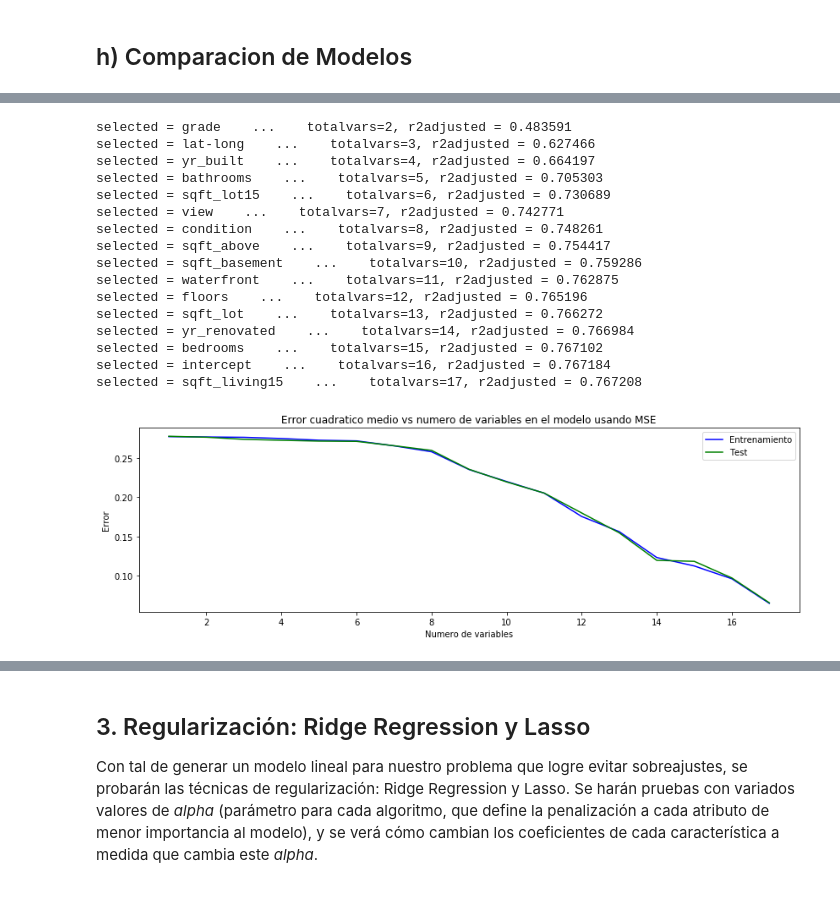
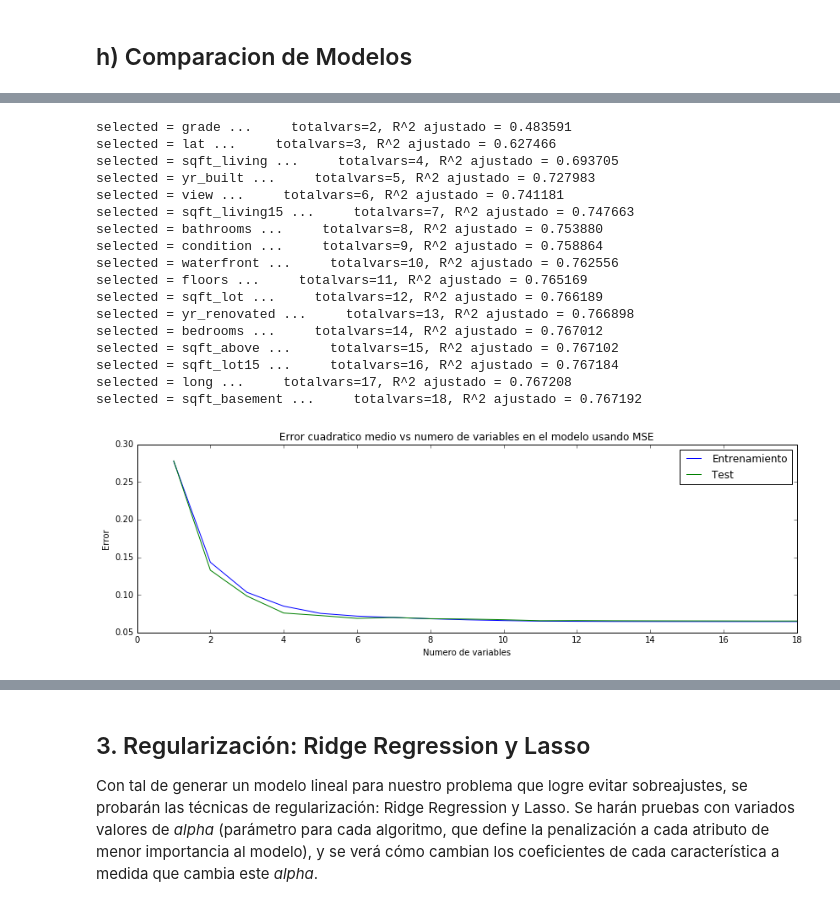
Before and after one commit to VitoVoti/ML_T1_LinReg, a Jupyter notebook: Tarea1 .ipynb, the cells around one changed output, grey strips where cells are left out. Cells and saved outputs as stored; diff of their text form; code cells hidden in the pictures.

```diff
--- a/Tarea1 .ipynb
+++ b/Tarea1 .ipynb
@@ -525,17 +517,18 @@ Se usará para la seleccion de atributos el algoritmo Forward Step-wise Selectio
 
 A continuación se presenta el código necesario y los resultados obtenidos.
 # %%
-names_regressors = ["bedrooms","bathrooms","sqft_lot","floors","waterfront","view",
-"condition","grade","sqft_above","sqft_basement","yr_built","yr_renovated","lat-long",
+names_regressors = ["bedrooms","bathrooms","sqft_living","sqft_lot","floors","waterfront","view",
+"condition","grade","sqft_above","sqft_basement","yr_built","yr_renovated","lat","long",
 "sqft_living15","sqft_lot15","intercept"]
 
-Xm = df_scaled_train2.as_matrix()
-Ym = ytrain2.as_matrix()
-x_test = pd.DataFrame(scaler2.transform(Xtest2),columns=Xtest2.columns)
+Xm = df_scaled_train.as_matrix()
+Ym = ytrain.as_matrix()
+x_test = pd.DataFrame(scaler.transform(Xtest),columns=Xtest.columns)
 x_test.insert(x_test.shape[1], 'intercept', np.ones(x_test.shape[0]))
 x_test = x_test.as_matrix()
-y_test = ytest2
+y_test = ytest
 # %%
+# FSS, usando MSE para evaluar
 def fss_mse(x, y, names_x, k = 10000):
     p = x.shape[1]-1
     k = min(p, k)
@@ -555,11 +548,12 @@ def fss_mse(x, y, names_x, k = 10000):
             mse_candidate = np.mean(np.power(residuals_train, 2))
             score_candidates.append((mse_candidate, candidate))
         score_candidates.sort()
+        score_candidates[:] = score_candidates[::-1]
         best_new_score, best_candidate = score_candidates.pop()
         remaining.remove(best_candidate)
         selected.append(best_candidate)
-        print ("selected = %s    ...    "%names_x[best_candidate], "totalvars=%d, mse = %f"%(len(indexes),best_new_score))
+        print ("selected = %s ..."%names_x[best_candidate], "    totalvars=%d, mse = %f"%(len(indexes),best_new_score))
     return selected
 
-orden_variables_mse = fss_mse(Xm,Ym,names_regressors)
+orden_mse = fss_mse(Xm,Ym,names_regressors)
 # %% [output]
@@ -582,4 +577,5 @@ selected = lat-long    ...     totalvars=17, mse = 0.064516
 # %%
+# FSS, usando R^2 ajustado para evaluar
 def fss_r2(x, y, names_x, k = 10000):
     p = x.shape[1]-1
     k = min(p, k)
@@ -588,7 +584,6 @@ def fss_r2(x, y, names_x, k = 10000):
     selected = [p]
     current_score = 0.0
     best_new_score = 0.0
-    error=[]
     while remaining and len(selected)<=k :
         score_candidates = []
         for candidate in remaining:
@@ -606,33 +601,34 @@ def fss_r2(x, y, names_x, k = 10000):
         best_new_score, best_candidate = score_candidates.pop()
         remaining.remove(best_candidate)
         selected.append(best_candidate)
-        print ("selected = %s    ...   "%names_x[best_candidate], "totalvars=%d, r2adjusted = %f"%(len(indexes),best_new_score))
+        print ("selected = %s ..."%names_x[best_candidate], "    totalvars=%d, R^2 ajustado = %f"%(len(indexes),best_new_score))
     return selected
 
-orden_variables_r2 = fss_r2(Xm,Ym,names_regressors)
+orden_r2 = fss_r2(Xm,Ym,names_regressors)
 # %% [output]
-selected = grade    ...    totalvars=2, r2adjusted = 0.483591
-selected = lat-long    ...    totalvars=3, r2adjusted = 0.627466
-selected = yr_built    ...    totalvars=4, r2adjusted = 0.664197
-selected = bathrooms    ...    totalvars=5, r2adjusted = 0.705303
-selected = sqft_lot15    ...    totalvars=6, r2adjusted = 0.730689
-selected = view    ...    totalvars=7, r2adjusted = 0.742771
-selected = condition    ...    totalvars=8, r2adjusted = 0.748261
-selected = sqft_above    ...    totalvars=9, r2adjusted = 0.754417
-selected = sqft_basement    ...    totalvars=10, r2adjusted = 0.759286
-selected = waterfront    ...    totalvars=11, r2adjusted = 0.762875
-selected = floors    ...    totalvars=12, r2adjusted = 0.765196
-selected = sqft_lot    ...    totalvars=13, r2adjusted = 0.766272
-selected = yr_renovated    ...    totalvars=14, r2adjusted = 0.766984
-selected = bedrooms    ...    totalvars=15, r2adjusted = 0.767102
-selected = intercept    ...    totalvars=16, r2adjusted = 0.767184
-selected = sqft_living15    ...    totalvars=17, r2adjusted = 0.767208
+selected = grade ...     totalvars=2, R^2 ajustado = 0.483591
+selected = lat ...     totalvars=3, R^2 ajustado = 0.627466
+selected = sqft_living ...     totalvars=4, R^2 ajustado = 0.693705
+selected = yr_built ...     totalvars=5, R^2 ajustado = 0.727983
+selected = view ...     totalvars=6, R^2 ajustado = 0.741181
+selected = sqft_living15 ...     totalvars=7, R^2 ajustado = 0.747663
+selected = bathrooms ...     totalvars=8, R^2 ajustado = 0.753880
+selected = condition ...     totalvars=9, R^2 ajustado = 0.758864
+selected = waterfront ...     totalvars=10, R^2 ajustado = 0.762556
+selected = floors ...     totalvars=11, R^2 ajustado = 0.765169
+selected = sqft_lot ...     totalvars=12, R^2 ajustado = 0.766189
+selected = yr_renovated ...     totalvars=13, R^2 ajustado = 0.766898
+selected = bedrooms ...     totalvars=14, R^2 ajustado = 0.767012
+selected = sqft_above ...     totalvars=15, R^2 ajustado = 0.767102
+selected = sqft_lot15 ...     totalvars=16, R^2 ajustado = 0.767184
+selected = long ...     totalvars=17, R^2 ajustado = 0.767208
+selected = sqft_basement ...     totalvars=18, R^2 ajustado = 0.767192
 # %%
 def error(orden,names,X,y,Xt, yt):
     l = []
     l2 = []
-    mse = []
-    mse2 = []
+    mse_train = []
+    mse_test = []
     model = lm.LinearRegression(fit_intercept=False)
     for i in range(X.shape[1]):
         l.append(X[:,orden[i]])
@@ -642,22 +638,22 @@ def error(orden,names,X,y,Xt, yt):
         model.fit(M,y)
         yhat = model.predict(M)
         yhat2 = model.predict(M2)
-        mse.append(np.mean(np.power(yhat-y,2)))
-        mse2.append(np.mean(np.power(yhat2-yt,2)))
-    return mse, mse2
+        mse_train.append(np.mean(np.power(yhat-y,2)))
+        mse_test.append(np.mean(np.power(yhat2-yt,2)))
+    return mse_train, mse_test
 # %%
-train_error_mse, test_error_mse = error(orden_variables_mse,names_regressors,Xm,Ym,x_test,y_test)
-train_error_r2, test_error_r2 = error(orden_variables_r2,names_regressors,Xm,Ym,x_test,y_test)
+train_error_mse, test_error_mse = error(orden_mse,names_regressors,Xm,Ym,x_test,y_test)
+train_error_r2, test_error_r2 = error(orden_r2,names_regressors,Xm,Ym,x_test,y_test)
 # %%
-x = np.arange(17)
+x = np.arange(len(train_error_mse))
 plt.title("Error cuadratico medio vs numero de variables en el modelo usando MSE")
 plt.plot(x+1,train_error_mse,color="b",label="Entrenamiento")
 plt.plot(x+1,test_error_mse,color = "g",label = "Test")
 plt.ylabel("Error")
 plt.xlabel("Numero de variables")
 plt.legend(loc="upper right")
 plt.show()
 # %% [output]
-[figure, old version]
+[figure, new version]
 # %%
 plt.title("Error cuadratico medio vs numero de variables en el modelo usando $R^2$ adjusted")
```
Also changed, not shown: parts of 47 cells of this notebook.
